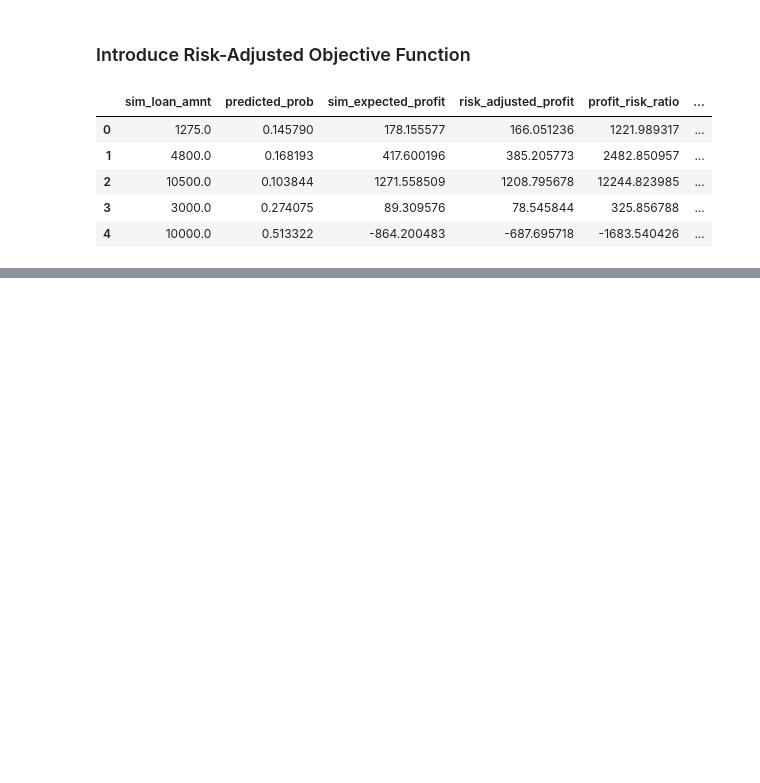
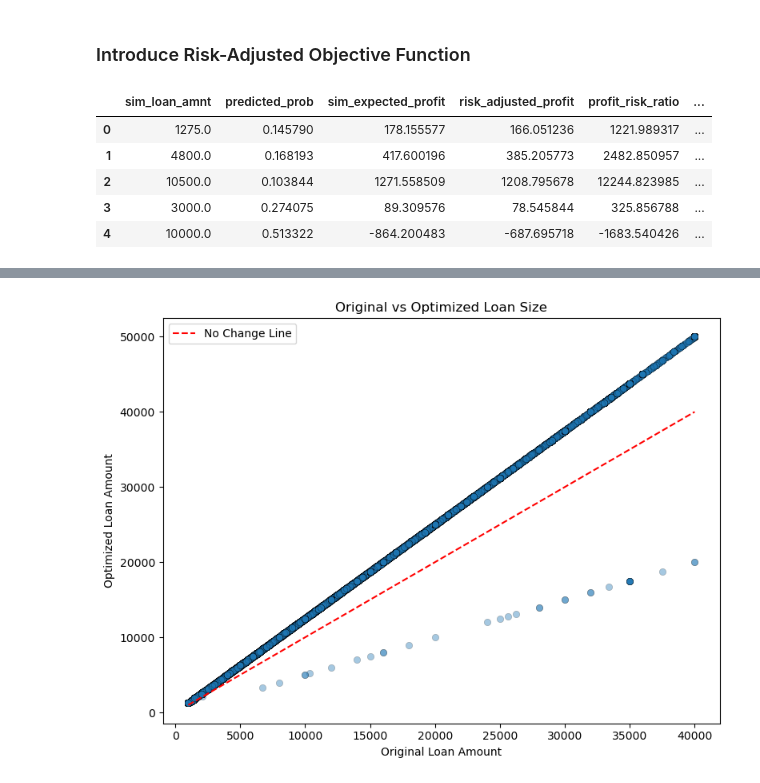
Before and after one commit to SU-IST707-SP26/group-project-data-dopes, a Jupyter notebook: work/Policy_Simulation.ipynb, the cells around one changed output, grey strips where cells are left out. Cells and saved outputs as stored; diff of their text form; code cells hidden in the pictures; blank space fills up the shorter version.

Commit message:
Compare optimized loan sizes to original loan amounts - relates to M5.T5

```diff
--- a/work/Policy_Simulation.ipynb
+++ b/work/Policy_Simulation.ipynb
@@ -216,6 +216,6 @@ final_policy = optimal_loans[[
     "loan_size_multiplier",
     "sim_expected_profit",
     "objective_score"
-]]
+]].copy()
 
 final_policy.head()
@@ -221,0 +231,8 @@ final_policy.head()
+# %%
+# create a difference column and a percentage change column
+final_policy["loan_diff"] = final_policy["sim_loan_amnt"] - final_policy["loan_amnt"]
+final_policy["loan_pct_change"] = ((final_policy["loan_diff"] / final_policy["loan_amnt"]) * 100).round(2)
+
+# Directional summary
+direction_counts = final_policy["loan_size_multiplier"].value_counts().sort_index()
+print(direction_counts)
@@ -221,0 +263,17 @@ final_policy.head()
+# %%
+import matplotlib.pyplot as plt
+
+# A scatter plot with reference line
+plt.figure(figsize=(8, 6))
+plt.scatter(final_policy["loan_amnt"], final_policy["sim_loan_amnt"], alpha=0.4, edgecolors="k", linewidth=0.3)
+plt.plot([final_policy["loan_amnt"].min(), final_policy["loan_amnt"].max()],
+         [final_policy["loan_amnt"].min(), final_policy["loan_amnt"].max()],
+         'r--', label="No Change Line")
+plt.xlabel("Original Loan Amount")
+plt.ylabel("Optimized Loan Amount")
+plt.title("Original vs Optimized Loan Size")
+plt.legend()
+plt.tight_layout()
+plt.show()
+# %% [output]
+[figure, added]
```
Also changed, not shown: parts of 8 cells of this notebook.
